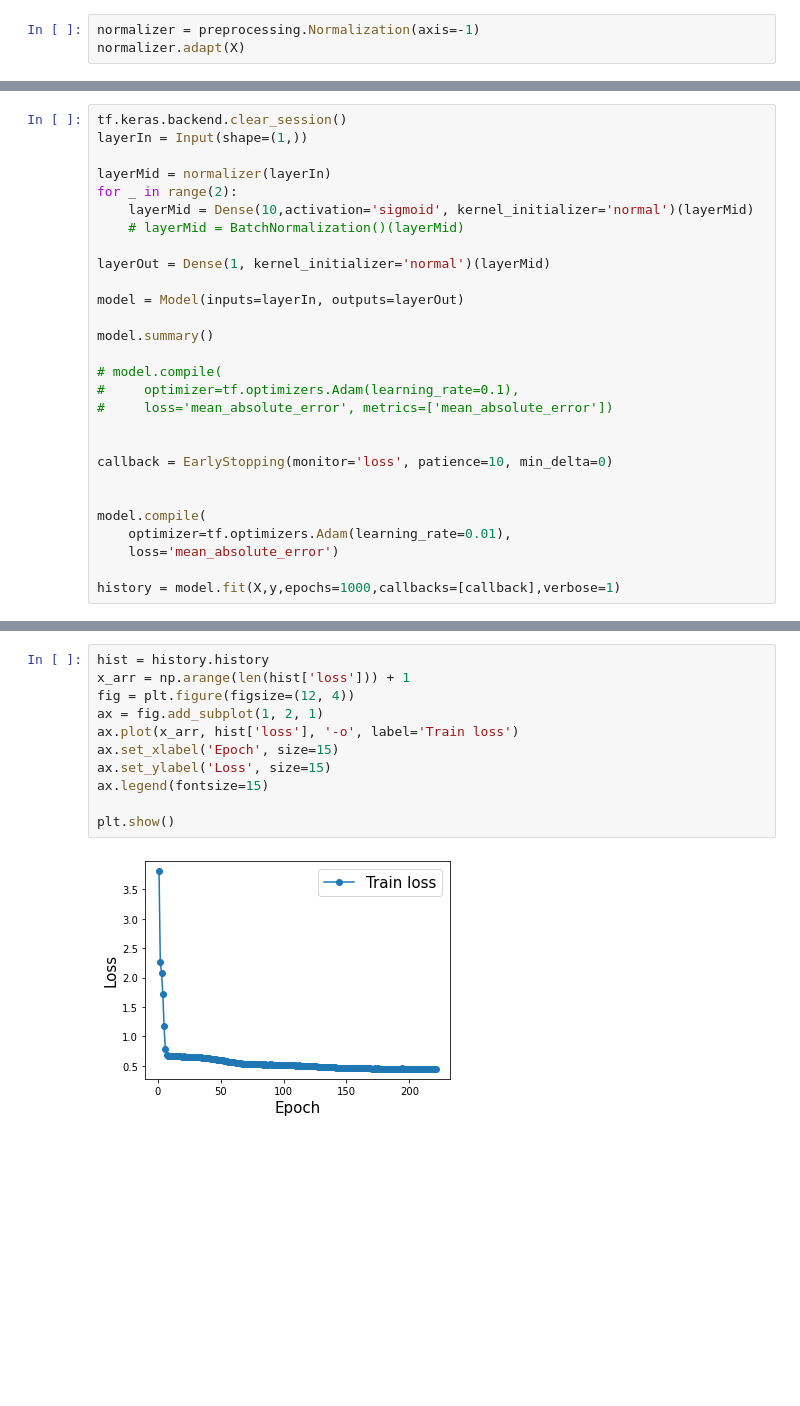
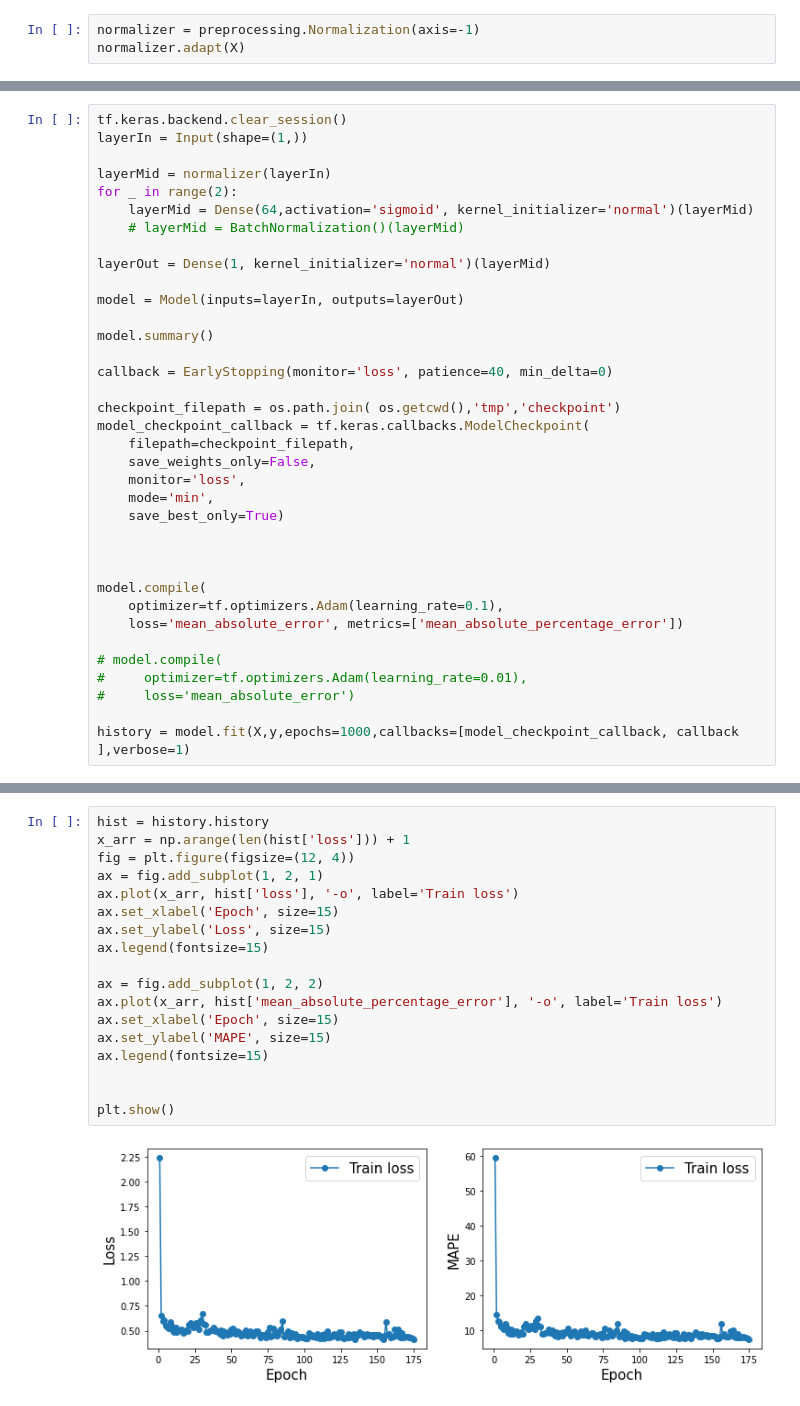
Before and after one commit to ie-ai-class/ai-2564-1, a Jupyter notebook: Topic 07 - ANN/S3 - ANN Lecture.ipynb, the cells around one changed output, grey strips where cells are left out. Drawn from its saved outputs; the diff is of its cells as text; blank space fills up the shorter version.

```diff
--- a/Topic 07 - ANN/S3 - ANN Lecture.ipynb
+++ b/Topic 07 - ANN/S3 - ANN Lecture.ipynb
@@ -37,7 +43,7 @@ layerIn = Input(shape=(1,))
 
 layerMid = normalizer(layerIn)
 for _ in range(2):
-    layerMid = Dense(10,activation='sigmoid', kernel_initializer='normal')(layerMid)
+    layerMid = Dense(64,activation='sigmoid', kernel_initializer='normal')(layerMid)
     # layerMid = BatchNormalization()(layerMid)
 
 layerOut = Dense(1, kernel_initializer='normal')(layerMid)
@@ -46,17 +52,25 @@ model = Model(inputs=layerIn, outputs=layerOut)
 
 model.summary()
 
-# model.compile(
-#     optimizer=tf.optimizers.Adam(learning_rate=0.1),
-#     loss='mean_absolute_error', metrics=['mean_absolute_error'])
+callback = EarlyStopping(monitor='loss', patience=40, min_delta=0)
 
+checkpoint_filepath = os.path.join( os.getcwd(),'tmp','checkpoint')
+model_checkpoint_callback = tf.keras.callbacks.ModelCheckpoint(
+    filepath=checkpoint_filepath,
+    save_weights_only=False,
+    monitor='loss',
+    mode='min',
+    save_best_only=True)
 
-callback = EarlyStopping(monitor='loss', patience=10, min_delta=0)
 
 
 model.compile(
-    optimizer=tf.optimizers.Adam(learning_rate=0.01),
-    loss='mean_absolute_error')
+    optimizer=tf.optimizers.Adam(learning_rate=0.1),
+    loss='mean_absolute_error', metrics=['mean_absolute_percentage_error'])
 
-history = model.fit(X,y,epochs=1000,callbacks=[callback],verbose=1)
+# model.compile(
+#     optimizer=tf.optimizers.Adam(learning_rate=0.01),
+#     loss='mean_absolute_error')
+
+history = model.fit(X,y,epochs=1000,callbacks=[model_checkpoint_callback, callback ],verbose=1)
 # %% [output]
@@ -80,16 +94,23 @@ Epoch 221/1000
 # %%
 hist = history.history
 x_arr = np.arange(len(hist['loss'])) + 1
 fig = plt.figure(figsize=(12, 4))
 ax = fig.add_subplot(1, 2, 1)
 ax.plot(x_arr, hist['loss'], '-o', label='Train loss')
 ax.set_xlabel('Epoch', size=15)
 ax.set_ylabel('Loss', size=15)
 ax.legend(fontsize=15)
 
+ax = fig.add_subplot(1, 2, 2)
+ax.plot(x_arr, hist['mean_absolute_percentage_error'], '-o', label='Train loss')
+ax.set_xlabel('Epoch', size=15)
+ax.set_ylabel('MAPE', size=15)
+ax.legend(fontsize=15)
+
+
 plt.show()
 # %% [output]
-[figure, old version]
+[figure, new version]
 # %%
 y_pred = model(X)
 fig ,ax = plt.subplots()
```
Also changed, not shown: parts of 4 cells of this notebook, 4 other files.
